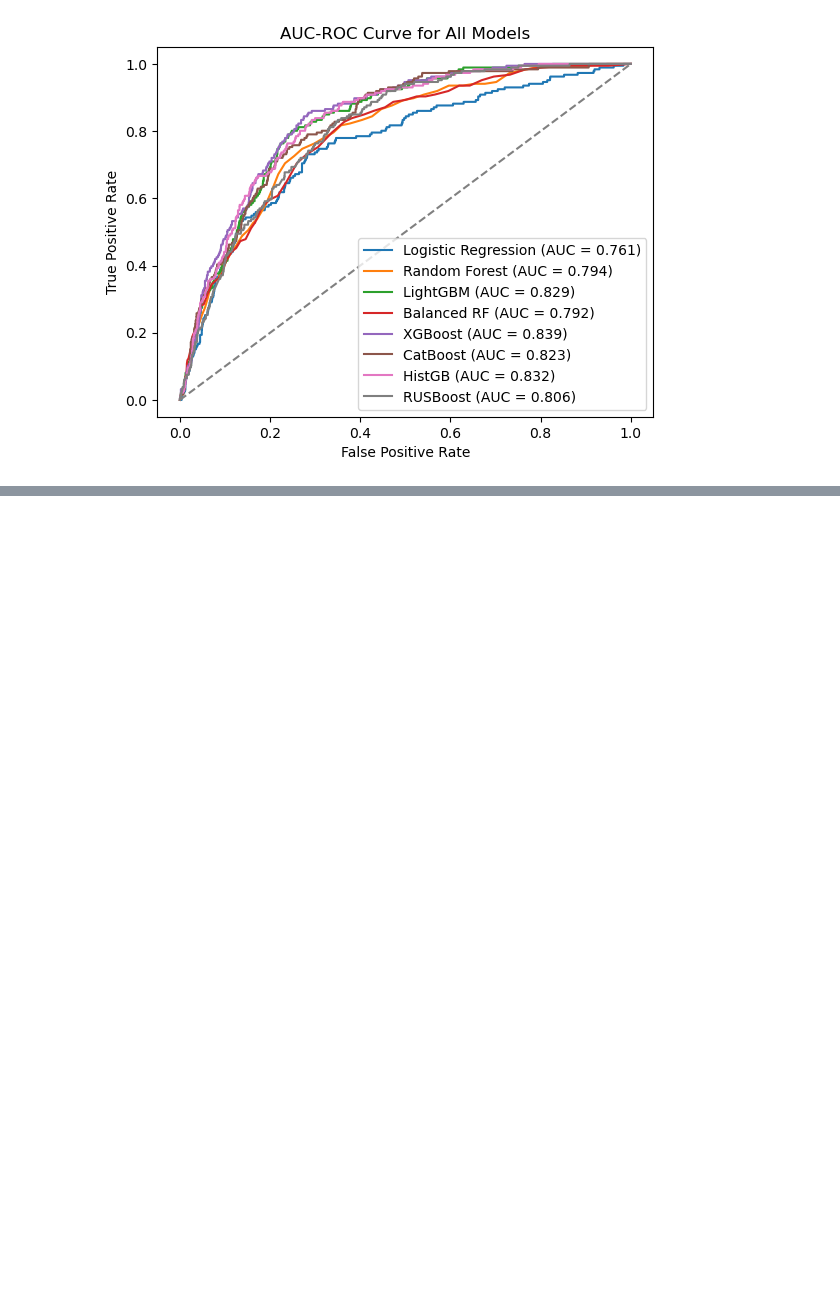
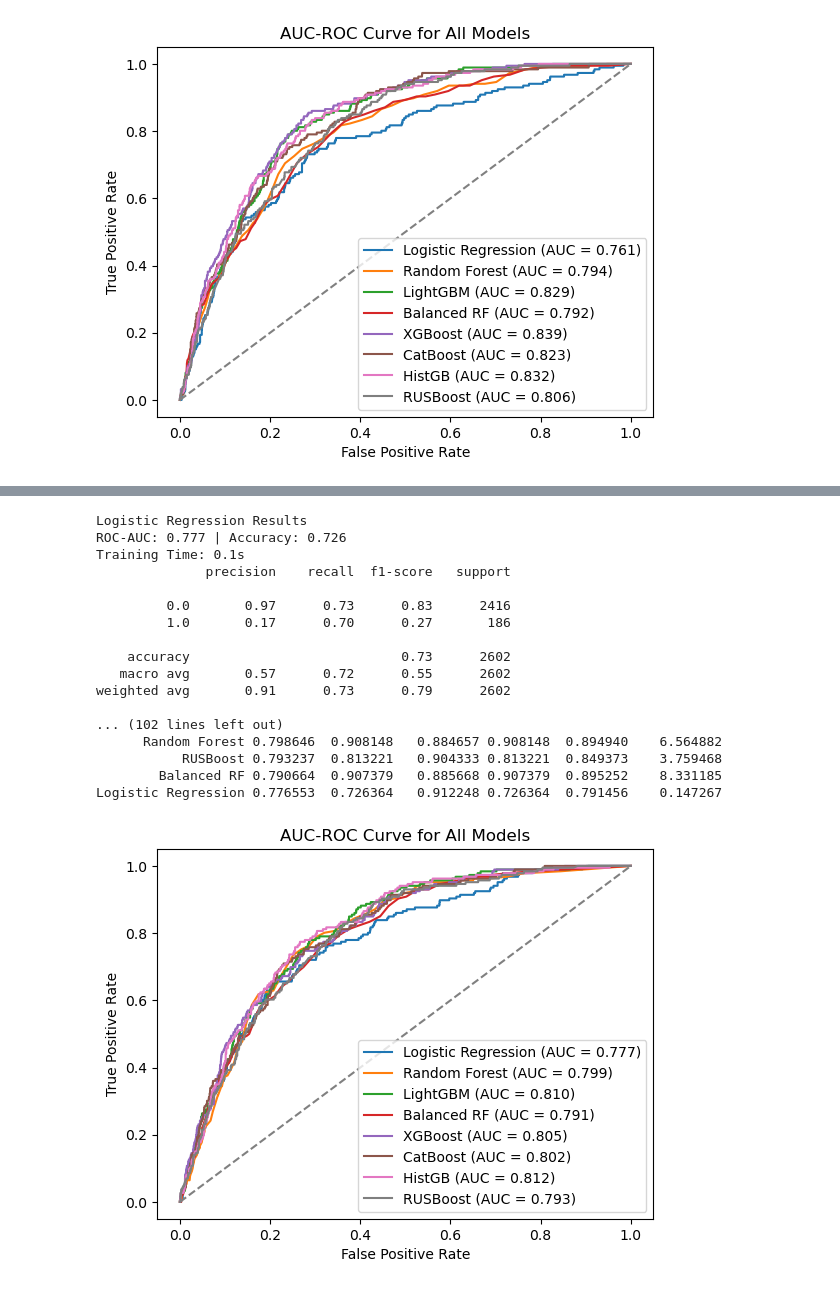
Before and after one commit to hillarychang/dsc180b-capstone-q2, a Jupyter notebook: src/notebooks/q2_feature_training.ipynb, the cells around one changed output, grey strips where cells are left out. Cells and saved outputs as stored; diff of their text form; code cells hidden in the pictures; blank space fills up the shorter version.

```diff
--- a/src/notebooks/q2_feature_training.ipynb
+++ b/src/notebooks/q2_feature_training.ipynb
@@ -92,0 +78,21 @@ all_features[best_features[0]]
+# %%
+classify.run_classification(best_features[2], "DQ_TARGET", all_features)
+# %% [output]
+Logistic Regression Results
+ROC-AUC: 0.777 | Accuracy: 0.726
+Training Time: 0.1s
+              precision    recall  f1-score   support
+
+         0.0       0.97      0.73      0.83      2416
+         1.0       0.17      0.70      0.27       186
+
+    accuracy                           0.73      2602
+   macro avg       0.57      0.72      0.55      2602
+weighted avg       0.91      0.73      0.79      2602
+
+... (102 lines left out)
+      Random Forest 0.798646  0.908148   0.884657 0.908148  0.894940    6.564882
+           RUSBoost 0.793237  0.813221   0.904333 0.813221  0.849373    3.759468
+        Balanced RF 0.790664  0.907379   0.885668 0.907379  0.895252    8.331185
+Logistic Regression 0.776553  0.726364   0.912248 0.726364  0.791456    0.147267
+[figure, added]
```
Also changed, not shown: parts of 4 cells of this notebook, 5 other files.
